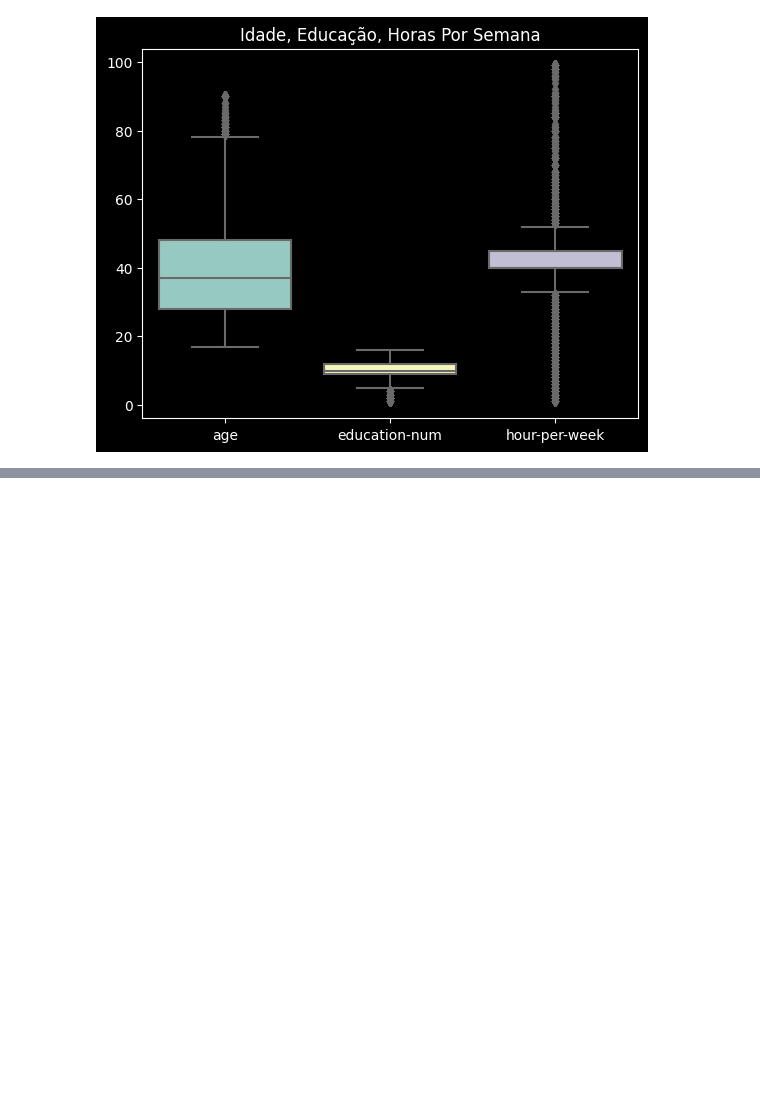
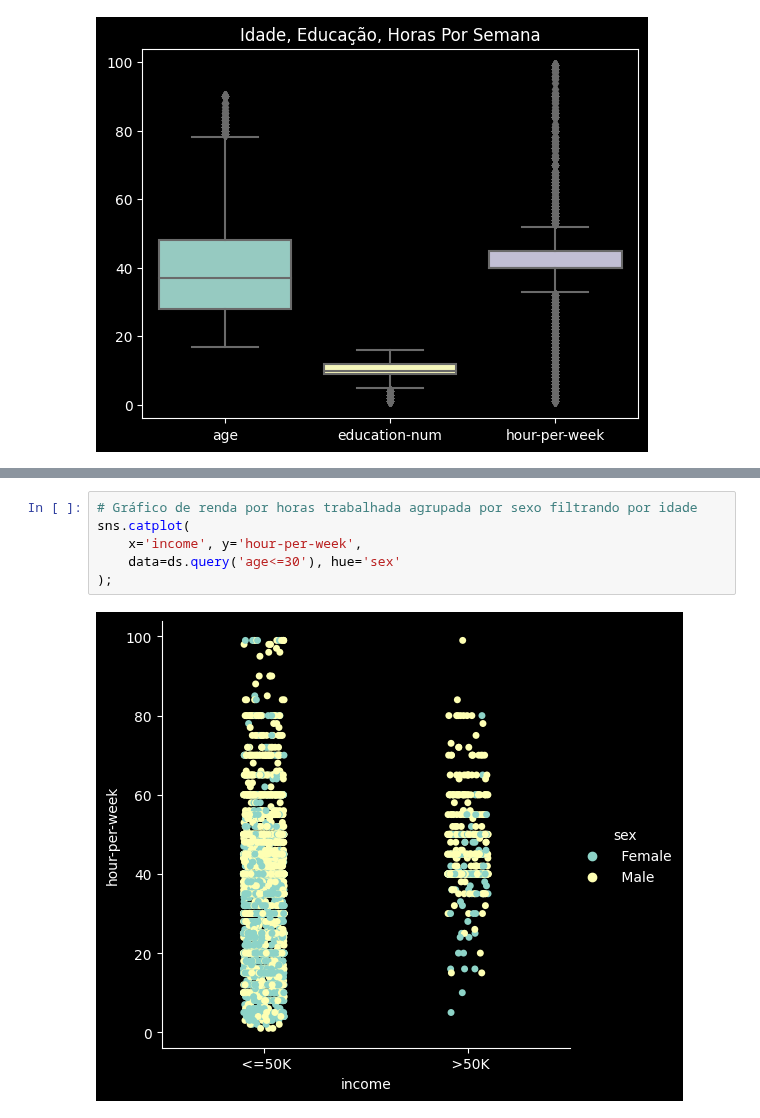
Before and after one commit to Joao-Inacio/Statistics_for-Data_Science, a Jupyter notebook: Visualizacao/Graficos.ipynb, the cells around one changed output, grey strips where cells are left out. Drawn from its saved outputs; the diff is of its cells as text; blank space fills up the shorter version.

```diff
--- a/Visualizacao/Graficos.ipynb
+++ b/Visualizacao/Graficos.ipynb
@@ -125,0 +141,8 @@ plt.show()
+# %%
+# Gráfico de renda por horas trabalhada agrupada por sexo filtrando por idade
+sns.catplot(
+    x='income', y='hour-per-week',
+    data=ds.query('age<=30'), hue='sex'
+);
+# %% [output]
+[figure, added]
```
Also changed, not shown: parts of 3 cells of this notebook.
